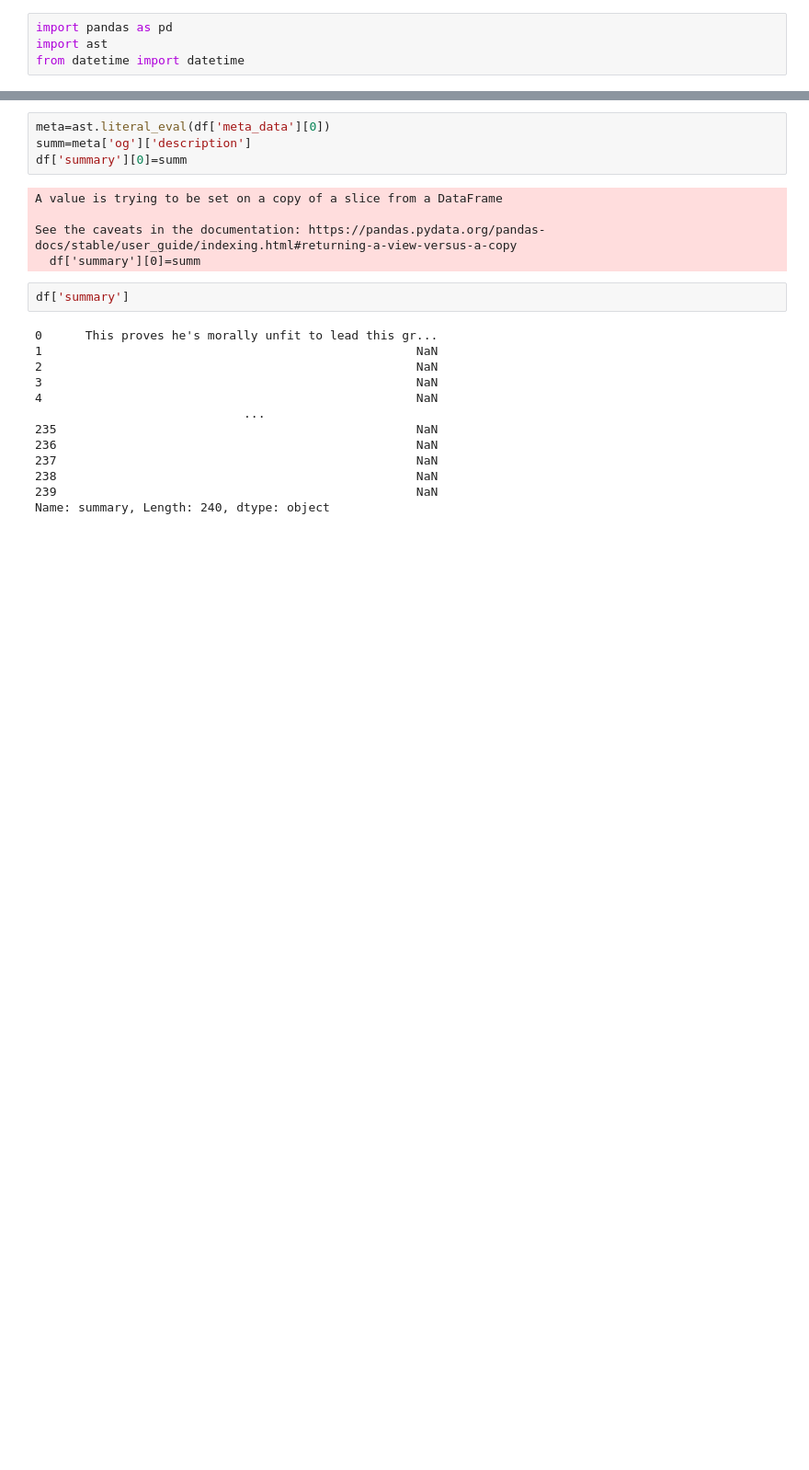
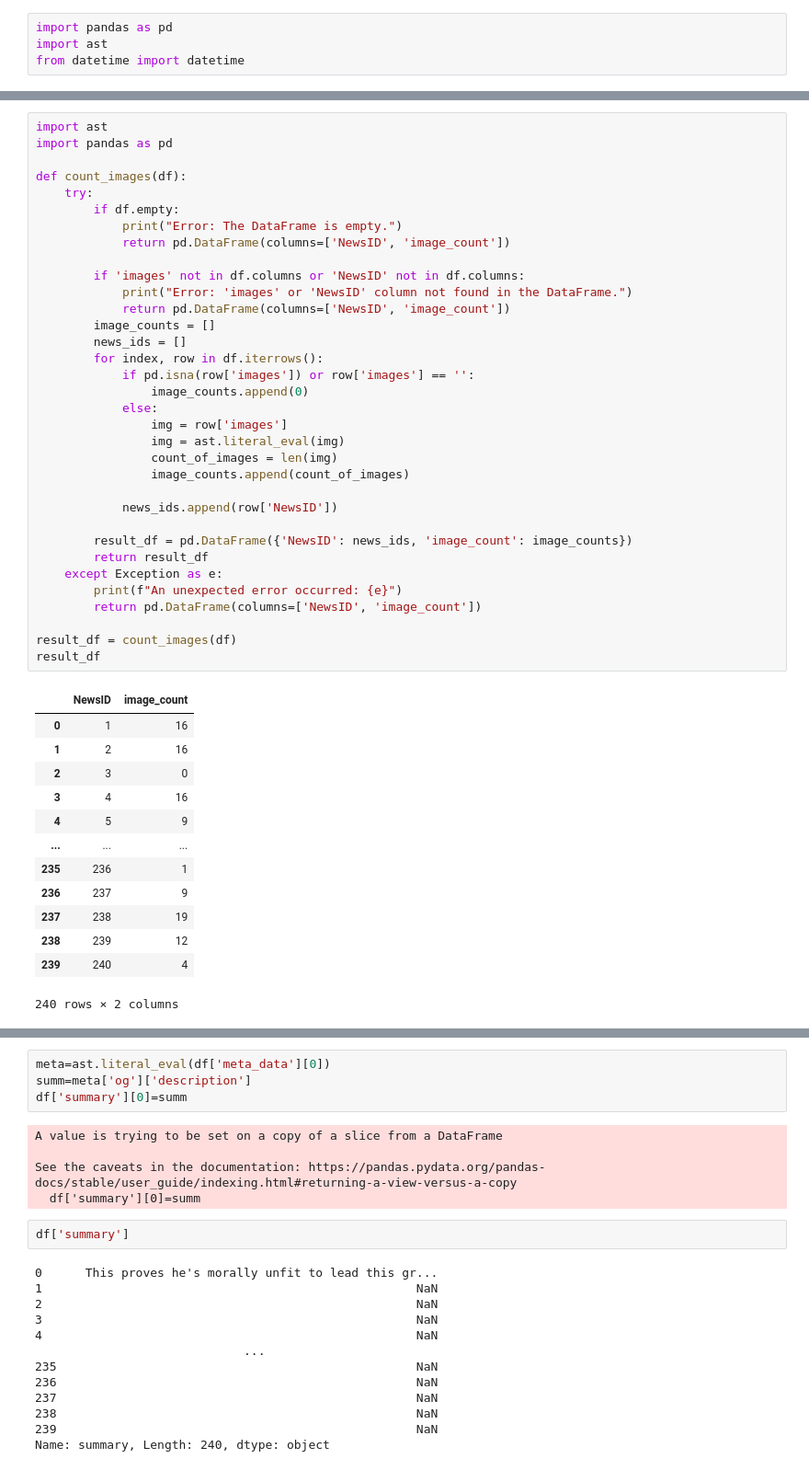
Before and after one commit to kofidesmondML/FakeNewsDetection, a Jupyter notebook: data/Untitled-1.ipynb, the cells around one changed output, grey strips where cells are left out. Shown at 92% size. Drawn from its saved outputs; the diff is of its cells as text; blank space fills up the shorter version.

```diff
--- a/data/Untitled-1.ipynb
+++ b/data/Untitled-1.ipynb
@@ -49,0 +46,48 @@ df['keywords'].nunique()
+# %%
+import ast
+import pandas as pd
+
+def count_images(df):
+    try:
+        if df.empty:
+            print("Error: The DataFrame is empty.")
+            return pd.DataFrame(columns=['NewsID', 'image_count'])
+
+        if 'images' not in df.columns or 'NewsID' not in df.columns:
+            print("Error: 'images' or 'NewsID' column not found in the DataFrame.")
+            return pd.DataFrame(columns=['NewsID', 'image_count'])
+        image_counts = []
+        news_ids = []
+        for index, row in df.iterrows():
+            if pd.isna(row['images']) or row['images'] == '':
+                image_counts.append(0)
+            else:
+                img = row['images']
+                img = ast.literal_eval(img)
+                count_of_images = len(img)
+                image_counts.append(count_of_images)
+
+            news_ids.append(row['NewsID'])
+
+        result_df = pd.DataFrame({'NewsID': news_ids, 'image_count': image_counts})
+        return result_df
+    except Exception as e:
+        print(f"An unexpected error occurred: {e}")
+        return pd.DataFrame(columns=['NewsID', 'image_count'])
+
+result_df = count_images(df)
+result_df
+# %% [output]
+|  | NewsID | image_count |
+| 0 | 1 | 16 |
+| 1 | 2 | 16 |
+| 2 | 3 | 0 |
+| 3 | 4 | 16 |
+| 4 | 5 | 9 |
+| ... | ... | ... |
+| 235 | 236 | 1 |
+| 236 | 237 | 9 |
+| 237 | 238 | 19 |
+| 238 | 239 | 12 |
+| 239 | 240 | 4 |
+240 rows × 2 columns
```
Also changed, not shown: parts of 9 cells of this notebook, 6 other files.
